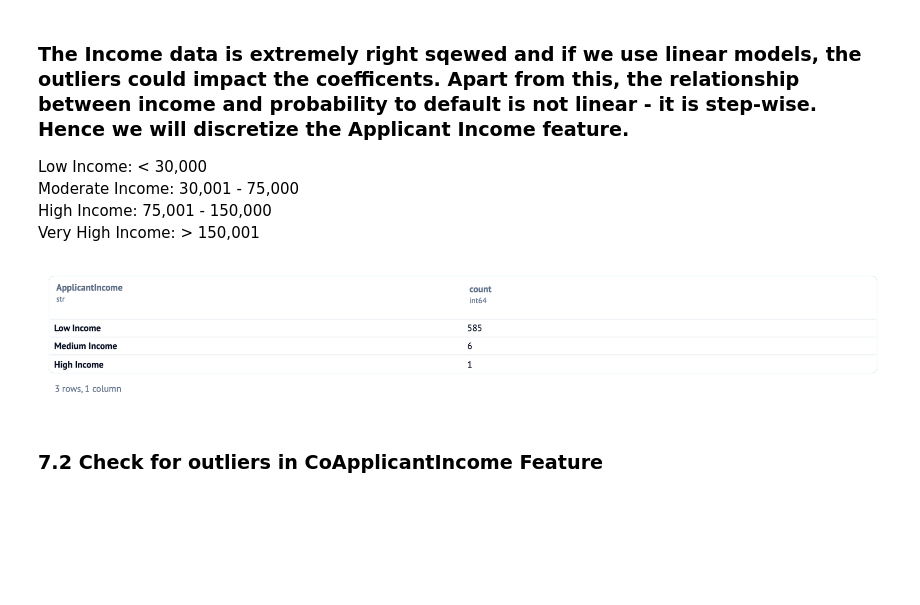
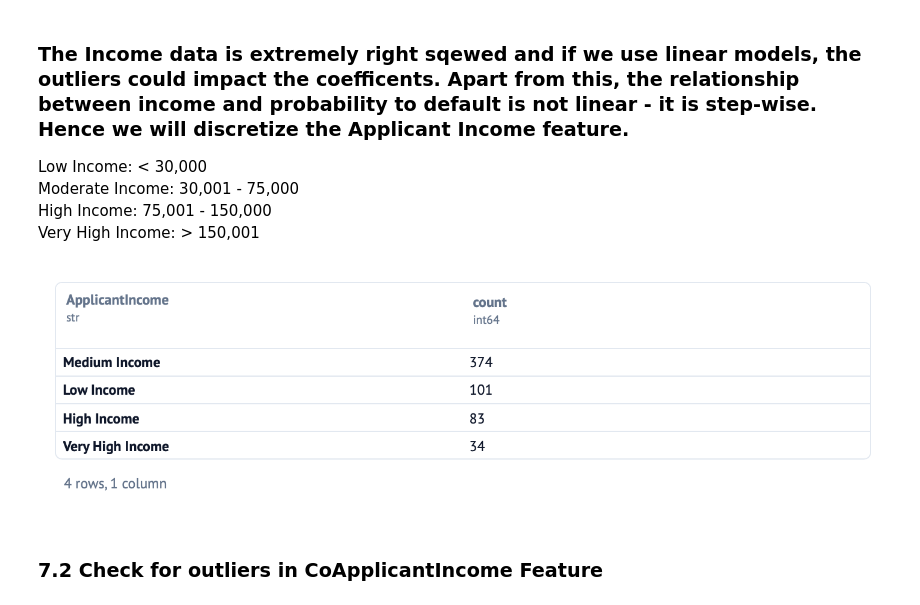
Before and after one commit to ananddiv/loan_app, a Jupyter notebook: notebooks/__marimo__/00_Initial_EDA.ipynb, the cells around one changed output. Saved outputs shown, nothing was run; the diff lists cells and outputs as text; code cells hidden in the pictures; blank space fills up the shorter version.

```diff
--- a/notebooks/__marimo__/00_Initial_EDA.ipynb
+++ b/notebooks/__marimo__/00_Initial_EDA.ipynb
@@ -468,20 +472,21 @@ High Income: 75,001 - 150,000 <br>
 Very High Income: > 150,001
 # %%
 # Create a function to perfrom the binning.
-def bucketize_income (income):
+def bucketize_income (monthly_income):
+    income = monthly_income * 12
     if income <= 30000:
         return 'Low Income'
     elif income > 30000 and income <= 75000:
         return 'Medium Income'
     elif income > 75000 and income <= 150000:
         return 'High Income'
     elif income > 150000:
         return 'Very High Income'
 
 df_cleaned['ApplicantIncome'] = df_cleaned['ApplicantIncome'].apply(bucketize_income)
 df_cleaned['ApplicantIncome'].value_counts()
 # %% [output]
-[figure, old version]
+[figure, new version]
 # %% [markdown]
 ### **7.2 Check for outliers in CoApplicantIncome Feature**
 # %% [markdown]
```
Also changed, not shown: parts of 32 cells of this notebook, 11 other files.
